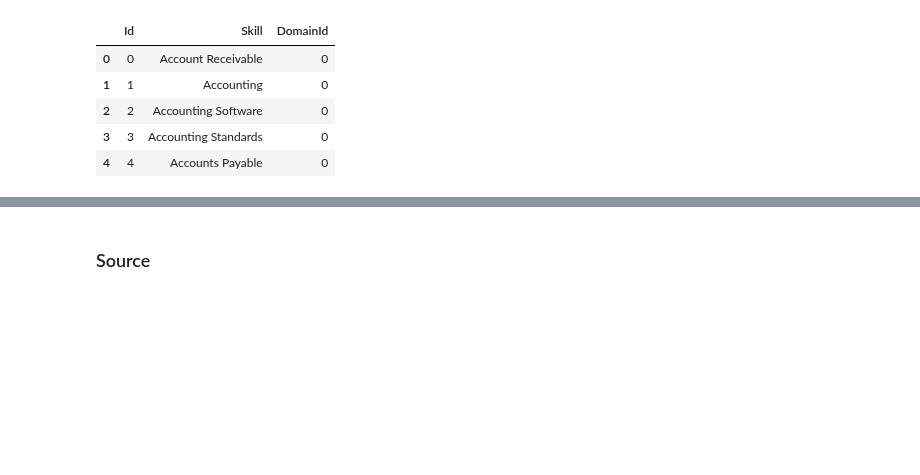
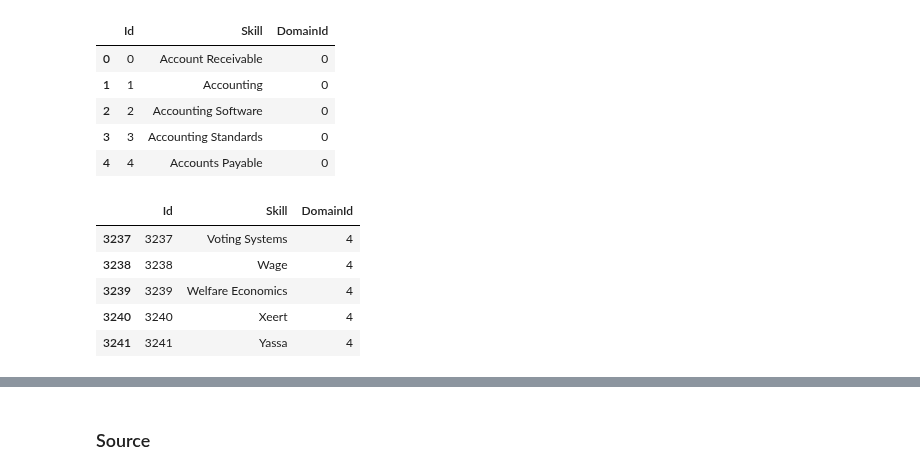
Before and after one commit to binxuankong/skills-ontology-project, a Jupyter notebook: To Acceltic.ipynb, the cells around one changed output, grey strips where cells are left out. Saved outputs shown, nothing was run; the diff lists cells and outputs as text; code cells hidden in the pictures; blank space fills up the shorter version.

Commit message:
Fix acceltic format skill

```diff
--- a/To Acceltic.ipynb
+++ b/To Acceltic.ipynb
@@ -53,6 +56,15 @@ df_s2.head()
 | 2 | 2 | Accounting Software | 0 |
 | 3 | 3 | Accounting Standards | 0 |
 | 4 | 4 | Accounts Payable | 0 |
+# %%
+df_s2.tail()
+# %% [output]
+|  | Id | Skill | DomainId |
+| 3237 | 3237 | Voting Systems | 4 |
+| 3238 | 3238 | Wage | 4 |
+| 3239 | 3239 | Welfare Economics | 4 |
+| 3240 | 3240 | Xeert | 4 |
+| 3241 | 3241 | Yassa | 4 |
 # %%
 df_s2.describe()
 # %% [output]
```
Also changed, not shown: parts of 3 cells of this notebook, 2 other files.
